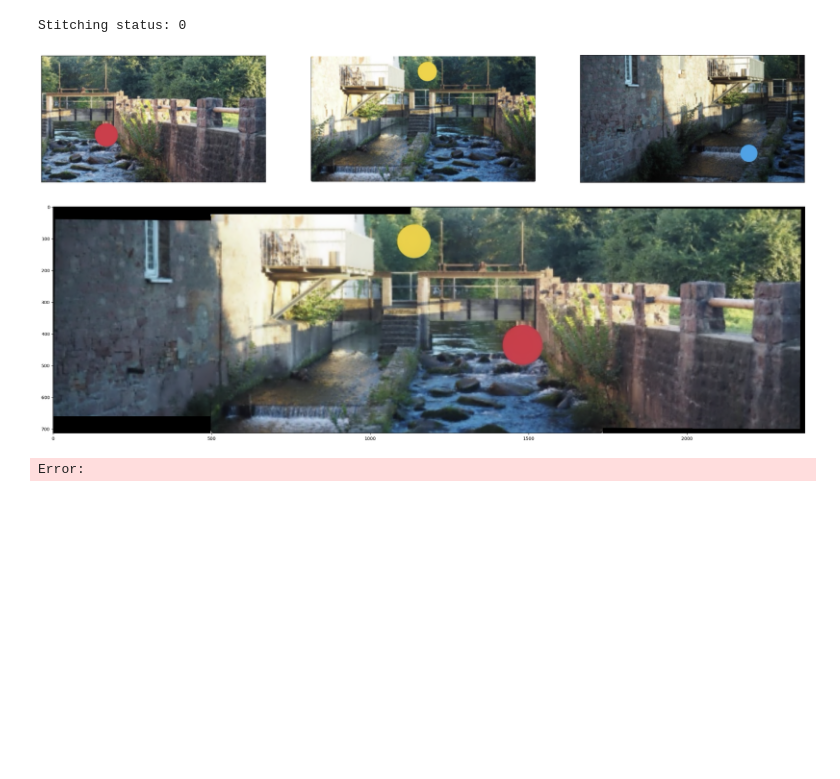
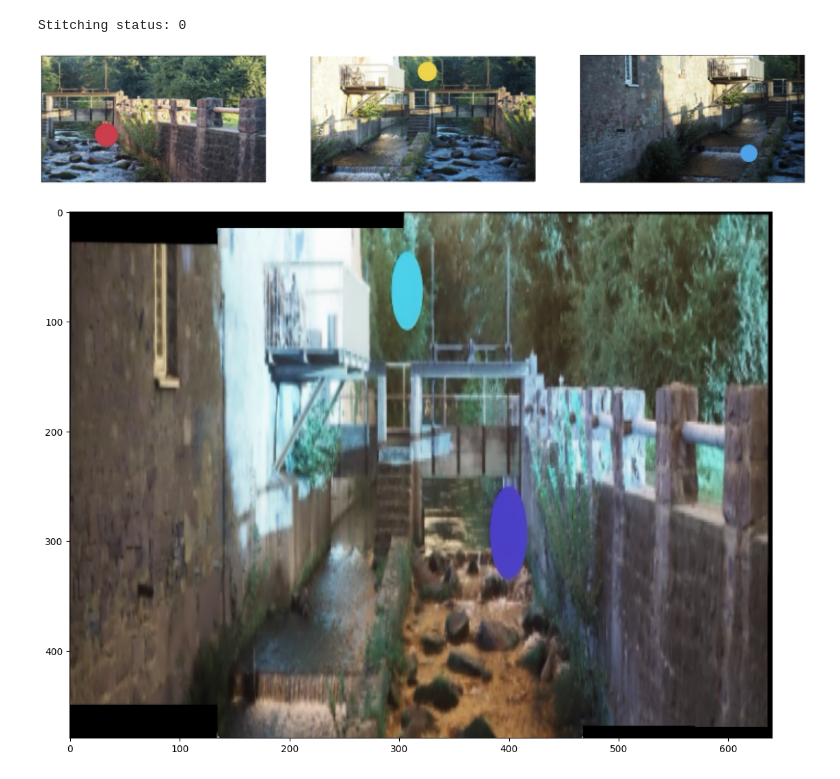
Before and after one commit to hk221/Automated_Balancing_Rover, a Jupyter notebook: stitching.ipynb, the cells around one changed output. Saved outputs shown, nothing was run; the diff lists cells and outputs as text; code cells hidden in the pictures; blank space fills up the shorter version.

```diff
--- a/stitching.ipynb
+++ b/stitching.ipynb
@@ -33,11 +33,11 @@ print("Stitching status:", status)
 
 if status == 0:
     plt.figure(figsize=[30, 10])
-    plt.imshow(result)
-    plt.show()
+    #plt.imshow(result)
+    #plt.show()
     # Save the stitched image
     cv2.imwrite('stitched.png', result)
-
+    #plt.imshow(result)
     # Open the image file
     image_path = 'stitched.png'
     image = Image.open(image_path)
@@ -49,15 +49,18 @@ if status == 0:
     image.save(new_image_path)
 
     # Close the image file
+    #plt.imshow(image)
     image.close()
-
     # Perform color detection on the stitched image
     input_img = cv2.imread("stitched.png")
+    #plt.imshow(input_img)
     img = cv2.resize(input_img, (640, 480))
+    #plt.imshow(img)
     # Make a copy to draw contour outline
     input_image_cpy = img.copy()
-    hsv = cv2.cvtColor(img, cv2.COLOR_BGR2HSV)
-
+    #plt.imshow(input_image_cpy)
+    hsv = cv2.cvtColor(input_image_cpy, cv2.COLOR_RGB2BGR)
+    plt.imshow(hsv)
     # Define range of red color in HSV
     lower_red = np.array([0, 50, 50])
     upper_red = np.array([10, 255, 255])
@@ -92,32 +95,31 @@ if status == 0:
     for cnt in contours_red:
         contour_area = cv2.contourArea(cnt)
         if contour_area > 1000:
             x, y, w, h = cv2.boundingRect(cnt)
             cv2.rectangle(img, (x, y), (x + w, y + h), (0, 0, 255), 2)
             cv2.putText(img, 'Red', (x, y-10), cv2.FONT_HERSHEY_SIMPLEX, 0.9, (0, 0, 255), 2)
 
     # Loop through the yellow contours and draw a rectangle around them
     for cnt in contours_yellow:
         contour_area = cv2.contourArea(cnt)
         if contour_area > 1000:
             x, y, w, h = cv2.boundingRect(cnt)
             cv2.rectangle(img, (x, y), (x + w, y + h), (0, 255, 255), 2)
             cv2.putText(img, 'Yellow', (x, y-10), cv2.FONT_HERSHEY_SIMPLEX, 0.9, (0, 255, 255), 2)
 
     # Loop through the blue contours and draw a rectangle around them
     for cnt in contours_blue:
         contour_area = cv2.contourArea(cnt)
         if contour_area > 1000:
             x, y, w, h = cv2.boundingRect(cnt)
             cv2.rectangle(img, (x, y), (x + w, y + h), (255, 0, 0), 2)
             cv2.putText(img, 'Blue', (x, y-10), cv2.FONT_HERSHEY_SIMPLEX, 0.9, (255, 0, 0), 2)
 
     # Display final output for multiple color detection using OpenCV
     cv2.imshow('image', img)
     cv2.waitKey(0)
     cv2.destroyAllWindows()
 # %% [output]
 Stitching status: 0
 [figure]
-[figure, old version]
+[figure, new version]
-Error:
```
Also changed, not shown: parts of 1 cell of this notebook, 2 other files.
